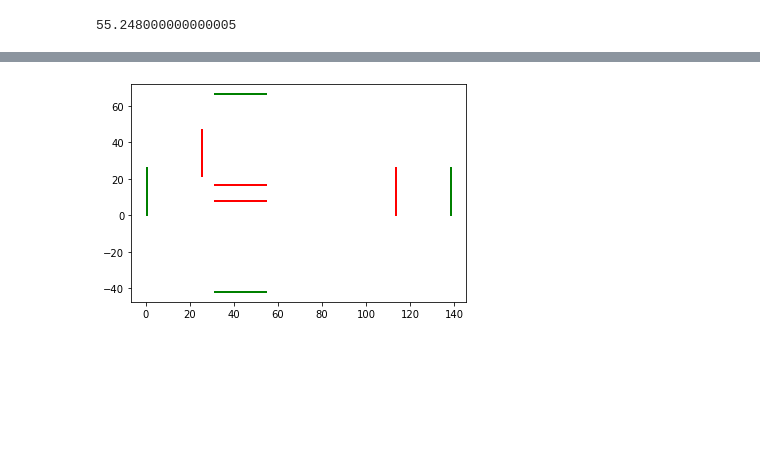
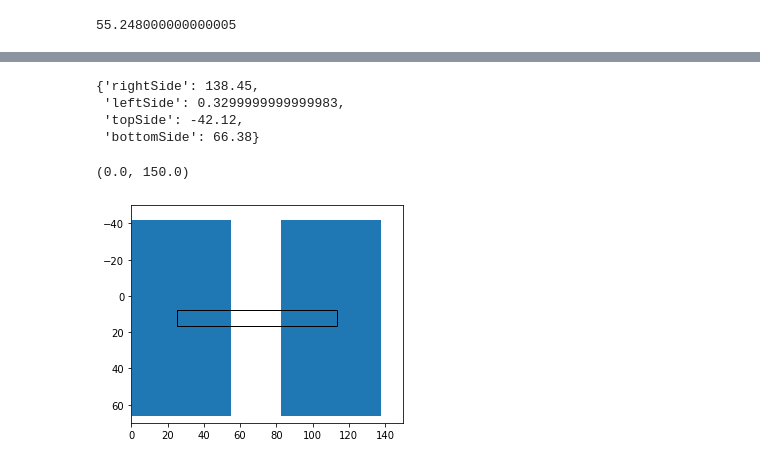
Before and after one commit to tianchu-shu/NWMSS, a Jupyter notebook: gaze.ipynb, the cells around one changed output, grey strips where cells are left out. Drawn from its saved outputs; the diff is of its cells as text; code cells hidden in the pictures; blank space fills up the shorter version.

Commit message:
adding a plot

```diff
--- a/gaze.ipynb
+++ b/gaze.ipynb
@@ -460,21 +494,40 @@ test.tail()
 | 18714 | away | false | 122.532777 | 120.194435 | away | false |
 | 18715 | away | false | 167.774871 | 148.304015 | away | false |
 | 18716 | away | false | 238.047093 | 175.236925 | away | false |
-# %%
-import matplotlib.pyplot as plt
-# CREATING A BOUNDING BOX
-#top
-plt.axhline(y=7.88, xmin=0.25, xmax=0.402, linewidth=2, color = 'r')
-plt.axhline(y=-42, xmin=0.25, xmax=0.402, linewidth=2, color = 'g')
-# BOTTOM HORIZONTAL
-plt.axhline(y=16.38, xmin=0.25, xmax=0.402, linewidth=2, color = 'r')
-plt.axhline(y=66.38, xmin=0.25, xmax=0.402, linewidth=2, color = 'g')
-# RIGHT VERTICAL
-plt.axvline(x=113.45, ymin=0.4, ymax = 0.615, linewidth=2, color='r')
-plt.axvline(x=138.45, ymin=0.4, ymax = 0.615, linewidth=2, color='g')
-# LEFT VERTICAL
-plt.axvline(x=25.33, ymin=0.58, ymax = 0.79, linewidth=2, color='r')
-plt.axvline(x=0.33, ymin=0.4, ymax = 0.615, linewidth=2, color='g')
-plt.show()
-# %% [output]
-[figure, removed]
+# %%
+ss
+# %% [output]
+{'rightSide': 138.45,
+ 'leftSide': 0.3299999999999983,
+ 'topSide': -42.12,
+ 'bottomSide': 66.38}
+# %%
+from matplotlib import pyplot as plt
+from matplotlib.patches import Rectangle
+#{'rightSide': 113.45, 'leftSide': 25.33, 'topSide': 7.88, 'bottomSide': 16.38}
+
+width = 113.45- 25.33
+height = 16.38 - 7.88
+
+w1= 55.248-0.329
+h1= 66.38+42.12
+
+import matplotlib.pyplot as plt
+import matplotlib.patches as patches
+%matplotlib inline
+
+fig1 = plt.figure()
+ax1 = fig1.add_subplot(111, aspect='equal')
+
+ax1.add_patch(
+    patches.Rectangle((0.329, -42.12), w1, h1))
+ax1.add_patch(
+    patches.Rectangle(( 82.872, -42.12), w1, h1))
+ax1.add_patch(
+    patches.Rectangle((25.33, 7.88), width, height, fill=False))
+
+plt.ylim((70,-50))
+plt.xlim((0,150))
+# %% [output]
+(0.0, 150.0)
+[figure, added]
```
Also changed, not shown: parts of 10 cells of this notebook.
